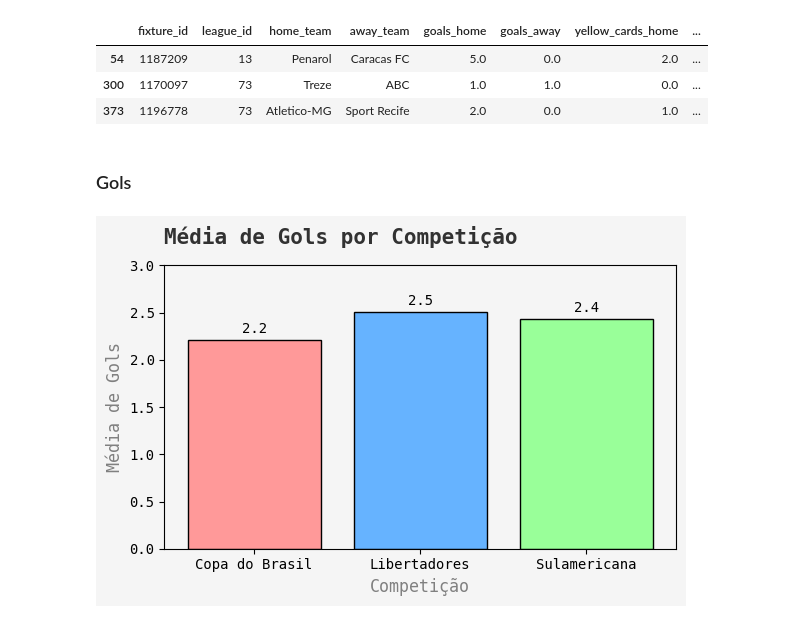
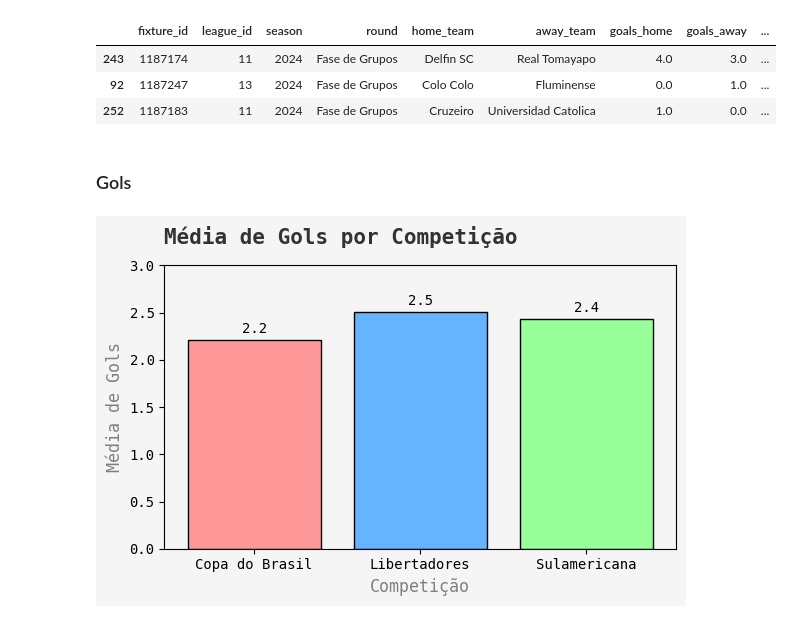
Before and after one commit to mathanssen/alts-digital, a Jupyter notebook: south-america-competitions/notebooks/analysis.ipynb, the cells around one changed output. Cells and saved outputs as stored; diff of their text form; code cells hidden in the pictures.

```diff
--- a/south-america-competitions/notebooks/analysis.ipynb
+++ b/south-america-competitions/notebooks/analysis.ipynb
@@ -28,14 +34,14 @@ from src.utils import (
 
 pd.set_option("display.max_columns", None)
 # %%
-df = pd.read_csv("../data/fixtures_2024.csv")
+df = pd.read_csv("../data/fixtures.csv")
 df = preprocess_match_data(df=df)
 df.sample(3)
 # %% [output]
-|  | fixture_id | league_id | home_team | away_team | goals_home | goals_away | yellow_cards_home | ... |
-| 54 | 1187209 | 13 | Penarol | Caracas FC | 5.0 | 0.0 | 2.0 | ... |
-| 300 | 1170097 | 73 | Treze | ABC | 1.0 | 1.0 | 0.0 | ... |
-| 373 | 1196778 | 73 | Atletico-MG | Sport Recife | 2.0 | 0.0 | 1.0 | ... |
+|  | fixture_id | league_id | season | round | home_team | away_team | goals_home | goals_away | ... |
+| 243 | 1187174 | 11 | 2024 | Fase de Grupos | Delfin SC | Real Tomayapo | 4.0 | 3.0 | ... |
+| 92 | 1187247 | 13 | 2024 | Fase de Grupos | Colo Colo | Fluminense | 0.0 | 1.0 | ... |
+| 252 | 1187183 | 11 | 2024 | Fase de Grupos | Cruzeiro | Universidad Catolica | 1.0 | 0.0 | ... |
 # %% [markdown]
 ### Gols
 # %%
```
Also changed, not shown: parts of 20 cells of this notebook, 2 other files.
